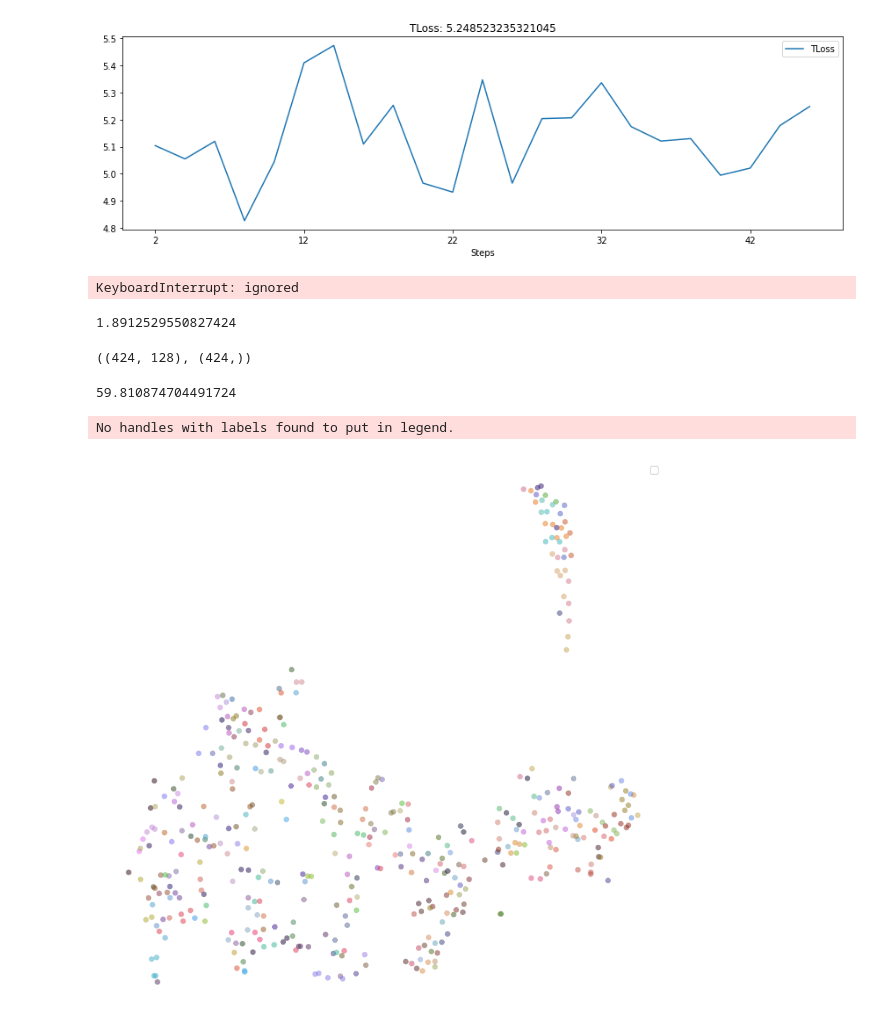
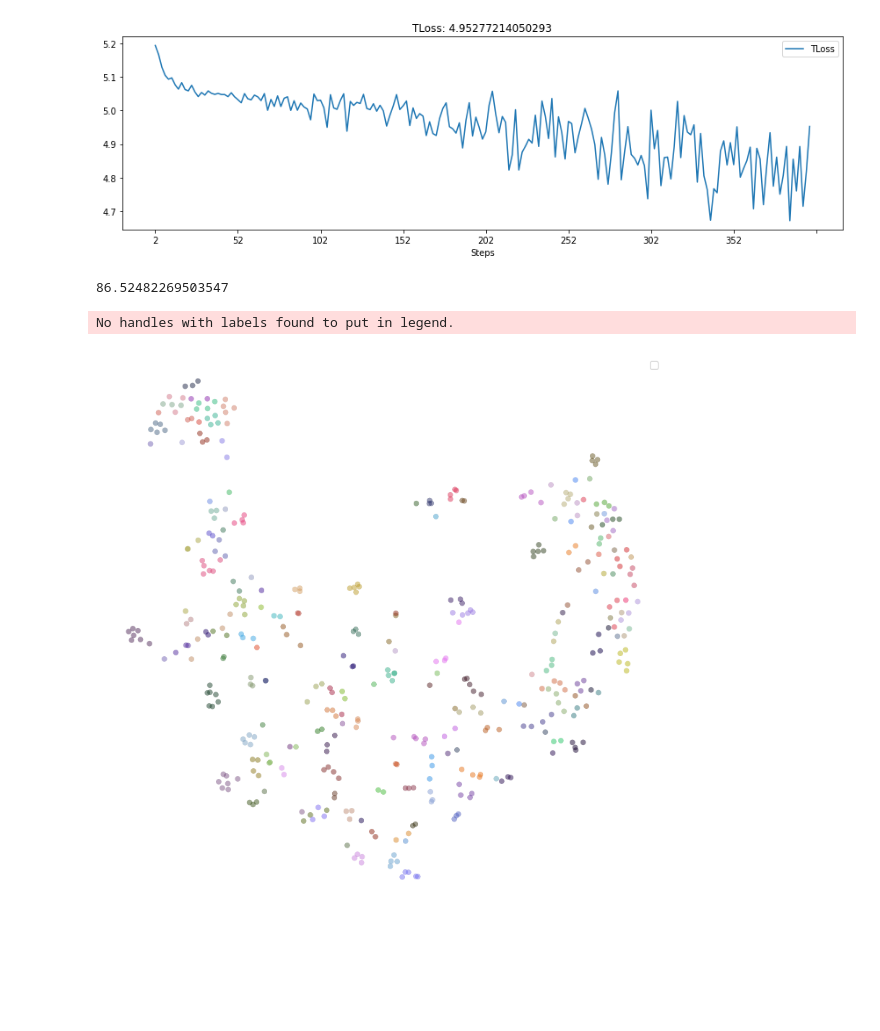
Before and after one commit to Asheeshkrsharma/Identification-OpenCows, a Jupyter notebook: tracklet.ipynb, the cells around one changed output. Saved outputs shown, nothing was run; the diff lists cells and outputs as text; code cells hidden in the pictures; blank space fills up the shorter version.

Commit message:
Fin Beast Slyn, got the model o/p right.

```diff
--- a/tracklet.ipynb
+++ b/tracklet.ipynb
@@ -177,7 +177,7 @@ class Lstm(nn.Module):
 
     def forward(self,x):
         output, self.hidden_state = self.Lstm(x, self.hidden_state)
-        return output
+        return output, self.hidden_state
 
 class LRResNetMod(nn.Module):
     def __init__(self, numClasses, embeddingSize=128):
@@ -199,9 +199,9 @@ class LRResNetMod(nn.Module):
         # )
         # for param in self.ResnetMod.parameters():
         #   param.requires_grad = False
-        self.lstm = Lstm(1000, 500)
-        self.embedding = nn.Linear(500, embeddingSize)
-        self.softmax = nn.Linear(embeddingSize, numClasses)
+        self.lstm = Lstm(1000, 512)
+        self.embedding = nn.Linear(512, embeddingSize)
+        self.softmax = nn.Linear(512, numClasses)
     def forwardOnce(self, x):
         # x has the following shape:
         # [
@@ -236,11 +236,14 @@ class LRResNetMod(nn.Module):
         # treat a new batch as a continuation of a sequence
         self.lstm.reset_hidden_state()
         # Batch, number of images in each sequence, embddeing size
-        x = self.lstm(x)
+        x, _ = self.lstm(x)
 
-        x = self.embedding(x)
+        # print(x.shape)
+        # embd = self.embedding(x[:, -1, :])
+
+        # print(F.log_softmax(self.softmax(x).mean(dim=1)).shape)
         # Batch, numclasses
-        return x[:, -1, :], self.softmax(x).mean(dim=1)
+        return self.embedding(x[:, -1, :]), F.log_softmax(self.softmax(x).mean(dim=1), dim=0)
 
     def forward(self, anchor, negative=None, positive=None):
         """Forward the network
@@ -337,10 +340,6 @@ trainingDataset = OpenSetCows2021TrackLet(
     "utils/opencowsTracklets.json",
     maxSequenceLength=5,
     transform=True,
-)
-
-trainingDataLoader = DataLoader(
-    trainingDataset, batch_size=5, num_workers=1, shuffle=True
 )
 
 # Get the device, prefer Cuda over CPU
@@ -350,15 +349,27 @@ device = torch.device("cuda" if torch.cuda.is_available() else "cpu")
 model = LRResNetMod(155)
 model.to(device)
 
+# Working parameter (71%)
+# trainingDataLoader = DataLoader(
+#     trainingDataset, batch_size=5, num_workers=1, shuffle=True
+# )
+
+# optimiser = optim.SGD(model.parameters(), momentum=0.9, lr=1e-2, weight_decay=1e-7)
+
+# Proposed parameters
+trainingDataLoader = DataLoader(
+    trainingDataset, batch_size=10, num_workers=1, shuffle=True
+)
+
+optimiser = optim.SGD(model.parameters(), momentum=0.9, lr=1e-2, weight_decay=1e-4)
+
 # We will use cross entropy loss for the training
 lossFN = RTLSL()
 
-loss, numEpochs = 0, 200
+loss, numEpochs = 0, 400
 
 # To store the training history
 history, canvas = hl.History(), hl.Canvas()
-
-optimiser = optim.SGD(model.parameters(), momentum=0.9, lr=1e-1, weight_decay=1e-7)
 
 with tqdm(range(numEpochs), desc="Training epochs", position=0) as pbar:
     pbar.refresh()
@@ -379,35 +390,34 @@ with tqdm(range(numEpochs), desc="Training epochs", position=0) as pbar:
         positiveLabel, negativeLabel = (
             positiveLabel.view(len(positiveLabel)).to(device),
             negativeLabel.view(len(negativeLabel)).to(device),
         )
 
         # Calculate loss and Back propagate
         def backPropagate():
             optimiser.zero_grad()
             negativeEMBD, anchorEMBD, positiveEMBD, labels = model(
                 anchor, negatives, positives
             )
             loss = lossFN(
                 negativeEMBD, anchorEMBD,
                 positiveEMBD, labels,
                 torch.cat((positiveLabel, positiveLabel, negativeLabel), dim=0),
             )
             loss.backward()
             return loss
 
         loss = optimiser.step(backPropagate)
         # Every second iteration, calculate model accuracy, evaluate the loss
         # function on the test dataset. Save the experiment history
         if epoch % 2 == 0 and epoch > 0:
             history.log(epoch, TLoss=loss.data)
             model.train()
             with canvas:
                 canvas.draw_plot([history["TLoss"]])
         pbar.update()
     pbar.refresh()
 # %% [output]
-[figure, old version]
+[figure, new version]
-KeyboardInterrupt: ignored
 # %%
 modelPrefix = 'LRCNN'
 torch.save(model.state_dict(), f"./models/{modelPrefix}.pth")
@@ -488,14 +494,4 @@ lstmEmbeddings, labels = lstmEmbeddings[1:], labels[1:]
 trackletLabels, predictedLabels = numpy.array(trackletLabels), numpy.array(predictedLabels)
-# %%
-correct = (trackletLabels == predictedLabels)
-accuracy = float(numpy.count_nonzero(correct)) / (len(trackletLabels) - 1)
-accuracy * 100
-# %% [output]
-1.8912529550827424
-# %%
-lstmEmbeddings.shape, trackletLabels.shape
-# %% [output]
-((424, 128), (424,))
 # %%
 from sklearn.manifold import TSNE
 from sklearn.neighbors import KNeighborsClassifier
@@ -505,13 +501,13 @@ tSNE = TSNE(n_components=2, learning_rate='auto', perplexity=30, init='pca')
 reduction = tSNE.fit_transform(lstmEmbeddings)
 # %%
 KNN = KNeighborsClassifier(n_neighbors=2, n_jobs=-4)
-KNN.fit(reduction, trackletLabels)
-predictions = KNN.predict(reduction)
+KNN.fit(reduction[1:], trackletLabels)
+predictions = KNN.predict(reduction[1:])
 correct = (predictions == trackletLabels)
 accuracy = float(numpy.count_nonzero(correct)) / (len(trackletLabels) - 1)
 accuracy * 100
 # %% [output]
-59.810874704491724
+86.52482269503547
 # %%
 def get_cmap(n, name='hsv'):
   '''Returns a function that maps each index in 0, 1, ..., n-1 to a distinct
@@ -528,7 +524,7 @@ faceColors = [colors[int(label)] for label in trackletLabels]
 # faceColors = [colors(int(label)) for label in predictions]
 plt.rcParams["figure.figsize"] = (10, 10)
 fig, ax = plt.subplots(1, dpi=200)
-plt.scatter(reduction[:, 0], reduction[:, 1], s=30, alpha=0.5, edgecolor="#262626", linewidth=0.02, facecolor=faceColors)
+plt.scatter(reduction[1:][:, 0], reduction[1:][:, 1], s=30, alpha=0.5, edgecolor="#262626", linewidth=0.02, facecolor=faceColors)
 # Viz tweaks https://olgabotvinnik.com/blog/prettyplotlib-painlessly-create-beautiful-matplotlib
 [ax.spines[spine].set_visible(False) for spine in ["top", "right", "bottom", "left"]]
 ax.axes.get_xaxis().set_ticks([])
@@ -538,7 +534,7 @@ ax.legend()
 plt.show()
 # %% [output]
 No handles with labels found to put in legend.
-[figure, old version]
+[figure, new version]
 # %%
 # TODOs
 # [1] Support triplets
```
Also changed, not shown: parts of 3 cells of this notebook.
